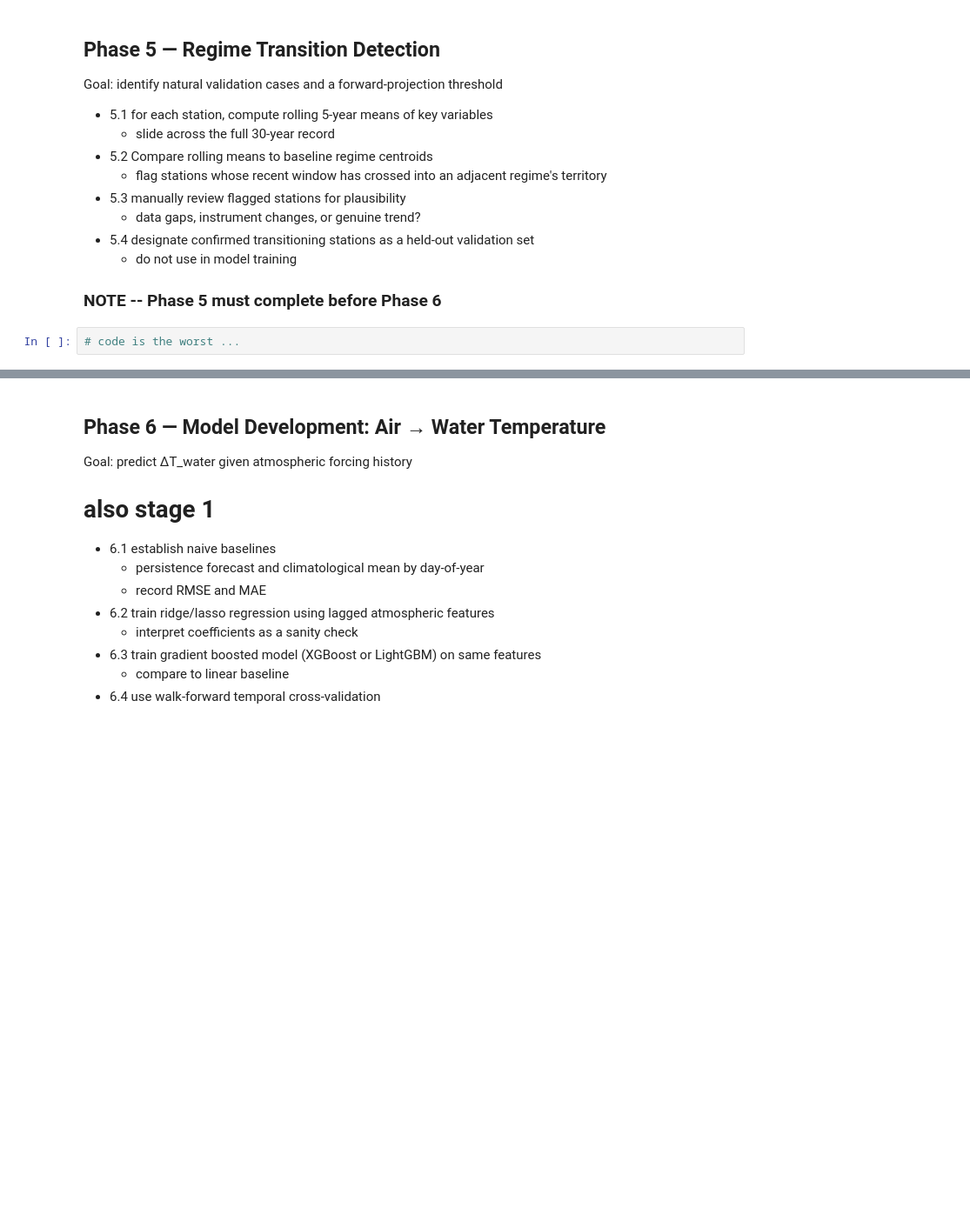
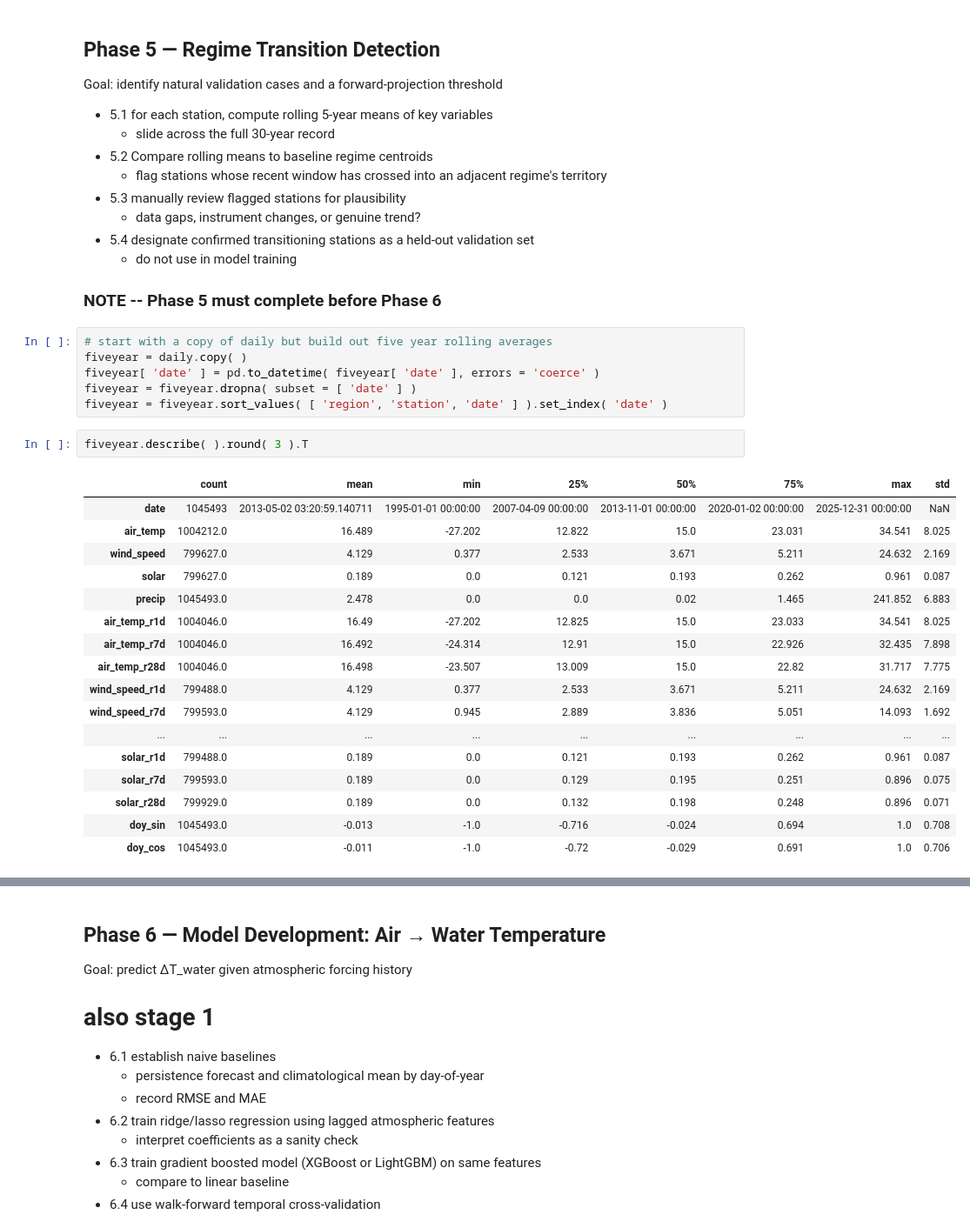
Before and after one commit to jeturcotte/estuaries, a Jupyter notebook: code/t4d.full.project.ipynb, the cells around one changed output, grey strips where cells are left out. Shown at 87% size. Saved outputs shown, nothing was run; the diff lists cells and outputs as text; blank space fills up the shorter version.

```diff
--- a/code/t4d.full.project.ipynb
+++ b/code/t4d.full.project.ipynb
@@ -1780,4 +1776,28 @@ Goal: identify natural validation cases and a forward-projection threshold
 
 ### NOTE -- Phase 5 must complete before Phase 6
 # %%
-# code is the worst ...
+# start with a copy of daily but build out five year rolling averages
+fiveyear = daily.copy( )
+fiveyear[ 'date' ] = pd.to_datetime( fiveyear[ 'date' ], errors = 'coerce' )
+fiveyear = fiveyear.dropna( subset = [ 'date' ] )
+fiveyear = fiveyear.sort_values( [ 'region', 'station', 'date' ] ).set_index( 'date' )
+# %%
+fiveyear.describe( ).round( 3 ).T
+# %% [output]
+|  | count | mean | min | 25% | 50% | 75% | max | std |
+| date | 1045493 | 2013-05-02 03:20:59.140711 | 1995-01-01 00:00:00 | 2007-04-09 00:00:00 | 2013-11-01 00:00:00 | 2020-01-02 00:00:00 | 2025-12-31 00:00:00 | NaN |
+| air_temp | 1004212.0 | 16.489 | -27.202 | 12.822 | 15.0 | 23.031 | 34.541 | 8.025 |
+| wind_speed | 799627.0 | 4.129 | 0.377 | 2.533 | 3.671 | 5.211 | 24.632 | 2.169 |
+| solar | 799627.0 | 0.189 | 0.0 | 0.121 | 0.193 | 0.262 | 0.961 | 0.087 |
+| precip | 1045493.0 | 2.478 | 0.0 | 0.0 | 0.02 | 1.465 | 241.852 | 6.883 |
+| air_temp_r1d | 1004046.0 | 16.49 | -27.202 | 12.825 | 15.0 | 23.033 | 34.541 | 8.025 |
+| air_temp_r7d | 1004046.0 | 16.492 | -24.314 | 12.91 | 15.0 | 22.926 | 32.435 | 7.898 |
+| air_temp_r28d | 1004046.0 | 16.498 | -23.507 | 13.009 | 15.0 | 22.82 | 31.717 | 7.775 |
+| wind_speed_r1d | 799488.0 | 4.129 | 0.377 | 2.533 | 3.671 | 5.211 | 24.632 | 2.169 |
+| wind_speed_r7d | 799593.0 | 4.129 | 0.945 | 2.889 | 3.836 | 5.051 | 14.093 | 1.692 |
+| ... | ... | ... | ... | ... | ... | ... | ... | ... |
+| solar_r1d | 799488.0 | 0.189 | 0.0 | 0.121 | 0.193 | 0.262 | 0.961 | 0.087 |
+| solar_r7d | 799593.0 | 0.189 | 0.0 | 0.129 | 0.195 | 0.251 | 0.896 | 0.075 |
+| solar_r28d | 799929.0 | 0.189 | 0.0 | 0.132 | 0.198 | 0.248 | 0.896 | 0.071 |
+| doy_sin | 1045493.0 | -0.013 | -1.0 | -0.716 | -0.024 | 0.694 | 1.0 | 0.708 |
+| doy_cos | 1045493.0 | -0.011 | -1.0 | -0.72 | -0.029 | 0.691 | 1.0 | 0.706 |
```
Also changed, not shown: parts of 8 cells of this notebook.
